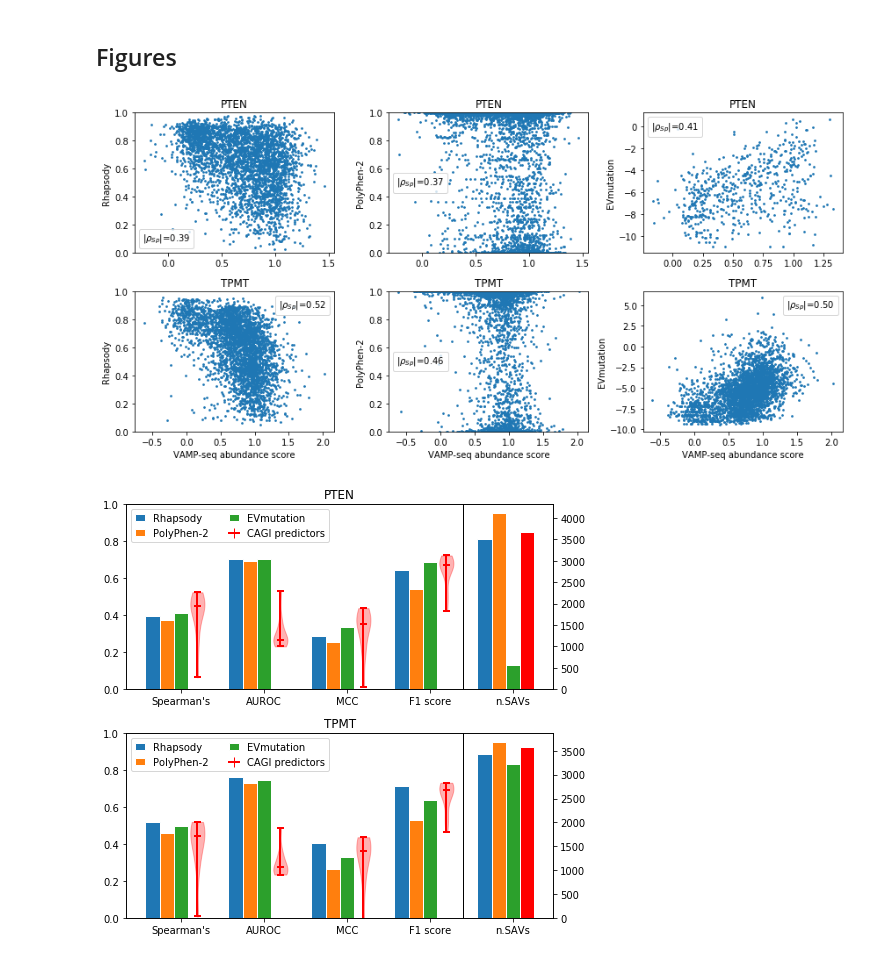
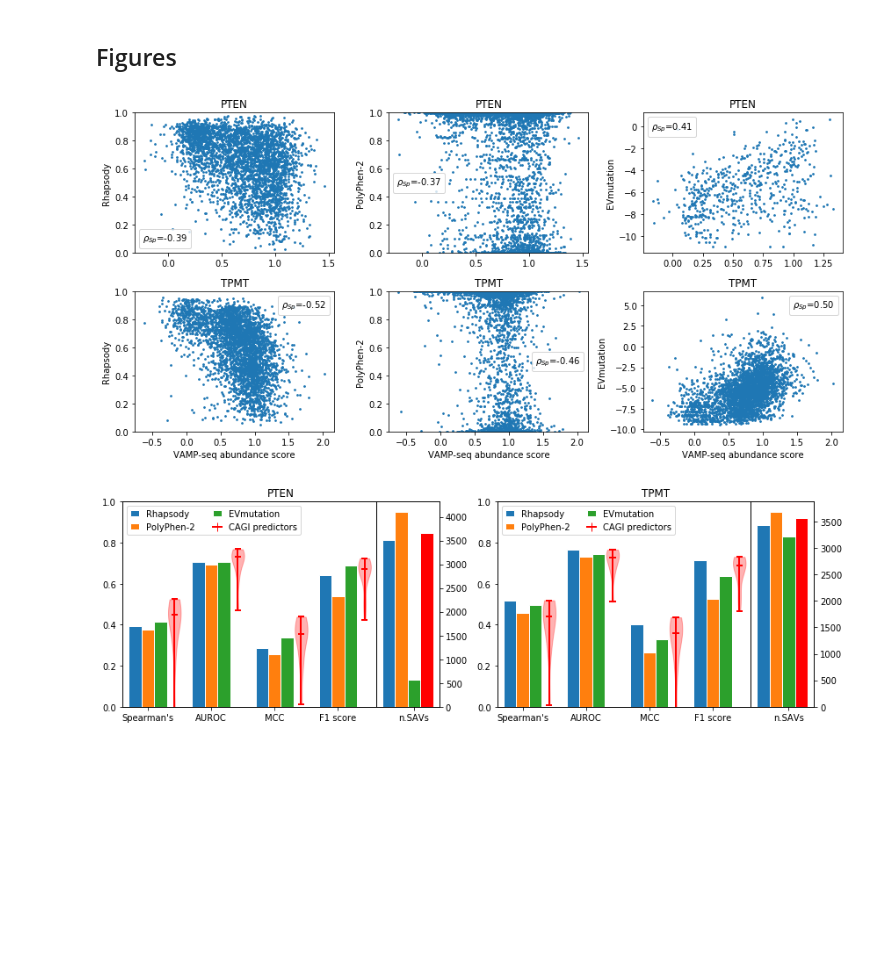
Before and after one commit to prody/rhapsody-tutorials, a Jupyter notebook: tutorials/5-Application_to_CAGI_challenges/PTEN_TPMT_analysis.ipynb, the cells around one changed output. Saved outputs shown, nothing was run; the diff lists cells and outputs as text; code cells hidden in the pictures; blank space fills up the shorter version.

```diff
--- a/tutorials/5-Application_to_CAGI_challenges/PTEN_TPMT_analysis.ipynb
+++ b/tutorials/5-Application_to_CAGI_challenges/PTEN_TPMT_analysis.ipynb
@@ -279,7 +279,7 @@ for i, prot in enumerate(['PTEN', 'TPMT']):
         for k in ['ROC', 'optimal cutoff', 'PRC']:
             sm.pop(k)
         cm = rd.calcClassMetrics(exp_class[sel], comp_class[sel])
-        rho = abs(spearmanr(exp_score, comp_score, nan_policy='omit')[0])
+        rho = spearmanr(exp_score, comp_score, nan_policy='omit')[0]
         metrics[prot][method] = {
             **sm, **cm, 'Spearman': rho, 'n. SAVs': sum(sel)}
     for method, preds in aligned_CAGI_preds[prot].items():
@@ -287,9 +287,9 @@ for i, prot in enumerate(['PTEN', 'TPMT']):
         comp_class = preds['path. class']
         # compute accuracy metrics and other info
         sel = ~np.isnan(comp_score)
-        sm = rd.calcScoreMetrics(exp_class[sel], comp_score[sel])
+        sm = rd.calcScoreMetrics(exp_class[sel], -comp_score[sel])
         cm = rd.calcClassMetrics(exp_class[sel], comp_class[sel])
-        rho = abs(spearmanr(exp_score, comp_score, nan_policy='omit')[0])
+        rho = spearmanr(exp_score, comp_score, nan_policy='omit')[0]
         metrics[prot][method] = {
             **sm, **cm, 'Spearman': rho, 'n. SAVs': sum(sel)}
 # %% [markdown]
@@ -306,7 +306,7 @@ for i, prot in enumerate(['PTEN', 'TPMT']):
         field = 'score' if method == 'Rhapsody' else method + ' score'
         comp_score = aligned_Rhapsody_output[prot][field]
         rho = metrics[prot][method]['Spearman']
-        text = r'|$\rho_{Sp}$|' + f'={rho:.2f}'
+        text = r'$\rho_{Sp}$' + f'={rho:.2f}'
         if method in ['Rhapsody', 'PolyPhen-2']:
             axes[i, j].set_ylim((0, 1))
         axes[i, j].set_title(prot)
@@ -323,62 +323,64 @@ axes[1, 2].set_xlabel('VAMP-seq abundance score')
 fig.tight_layout()
 fig.savefig('local/figures/PTEN_TPMT_Spearman.png', dpi=300);
 # %% [output]
-[figure, old version]
+[figure, new version]
 # %%
 import matplotlib.lines as ml
 
 sel_metrics = ['Spearman', 'AUROC', 'MCC', 'F1 score']
 
-fig, axes = plt.subplots(2, 1, figsize=(7,6.5))
+fig, axes = plt.subplots(1, 2, figsize=(12,4))
 
 dn = 2
-dx = .17
+dx = .2
 opts = {'width': dx, 'edgecolor': 'w'}
 for i, prot in enumerate(['PTEN', 'TPMT']):
     ax = axes[i]
     ax2 = ax.twinx()
     ax.set_title(prot)
-    ax.set_xticks([0, 1, 2, 3, 4])
+    ax.set_xticks([0-dx, 1-dx, 2-dx, 3-dx, 4])
     ax.set_xticklabels(["Spearman's", 'AUROC',
                         'MCC', 'F1 score', 'n.SAVs'])
     ax.set_ylim((0, 1))
+    ax.set_xlim((-.6, 4.4))
 
     # bar plots
     for j, method in enumerate(['Rhapsody', 'PolyPhen-2', 'EVmutation']):
         x = np.arange(4)
-        y = [metrics[prot][method][sm] for sm in sel_metrics]
-        y2 = metrics[prot][method]['n. SAVs']
+        d = metrics[prot][method]
+        y = [abs(d[sm]) for sm in sel_metrics]
+        y2 = d['n. SAVs']
         color = f'C{min(j,3)}'
         ax.bar(x+(j-dn)*dx, y, color=color, **opts, label=method)
         ax2.bar(4+(j-dn)*dx, y2, color=color, **opts)
     ax2.bar(4+(3-dn)*dx, metrics[prot]['1.1']['n. SAVs'], color='red', **opts)
 
     # separator
     plt.axvline(x=3.4, color='k', linestyle='-', lw=1)
 
     # violin plots
     distributions = []
     for sm in sel_metrics:
         distributions.append([
             metrics[prot][method][sm] for method in
             aligned_CAGI_preds['PTEN'].keys()])
-    v = ax.violinplot(distributions, np.arange(len(distributions))+.2,
+    v = ax.violinplot(distributions, np.arange(len(distributions))+.22,
                       widths=dx, showmedians=True)
     for partname in ('cbars','cmins','cmaxes','cmedians'):
         vp = v[partname]
         vp.set_edgecolor('red')
         vp.set_linewidth(2)
     for b in v['bodies']:
         b.set_color('red')
 
     line1 = ml.Line2D(range(1), range(1), color="red", lw=2,
                       marker='+', markersize=10, markerfacecolor="red")
     handles, labels = ax.get_legend_handles_labels()
     handles.append(line1)
     labels.append('CAGI predictors')
     ax.legend(handles, labels, loc='upper left', ncol=2, handlelength=1)
 
 fig.tight_layout()
 fig.savefig('local/figures/PTEN_TPMT_metrics.png', dpi=300);
 # %% [output]
-[figure, old version]
+[figure, new version]
```
